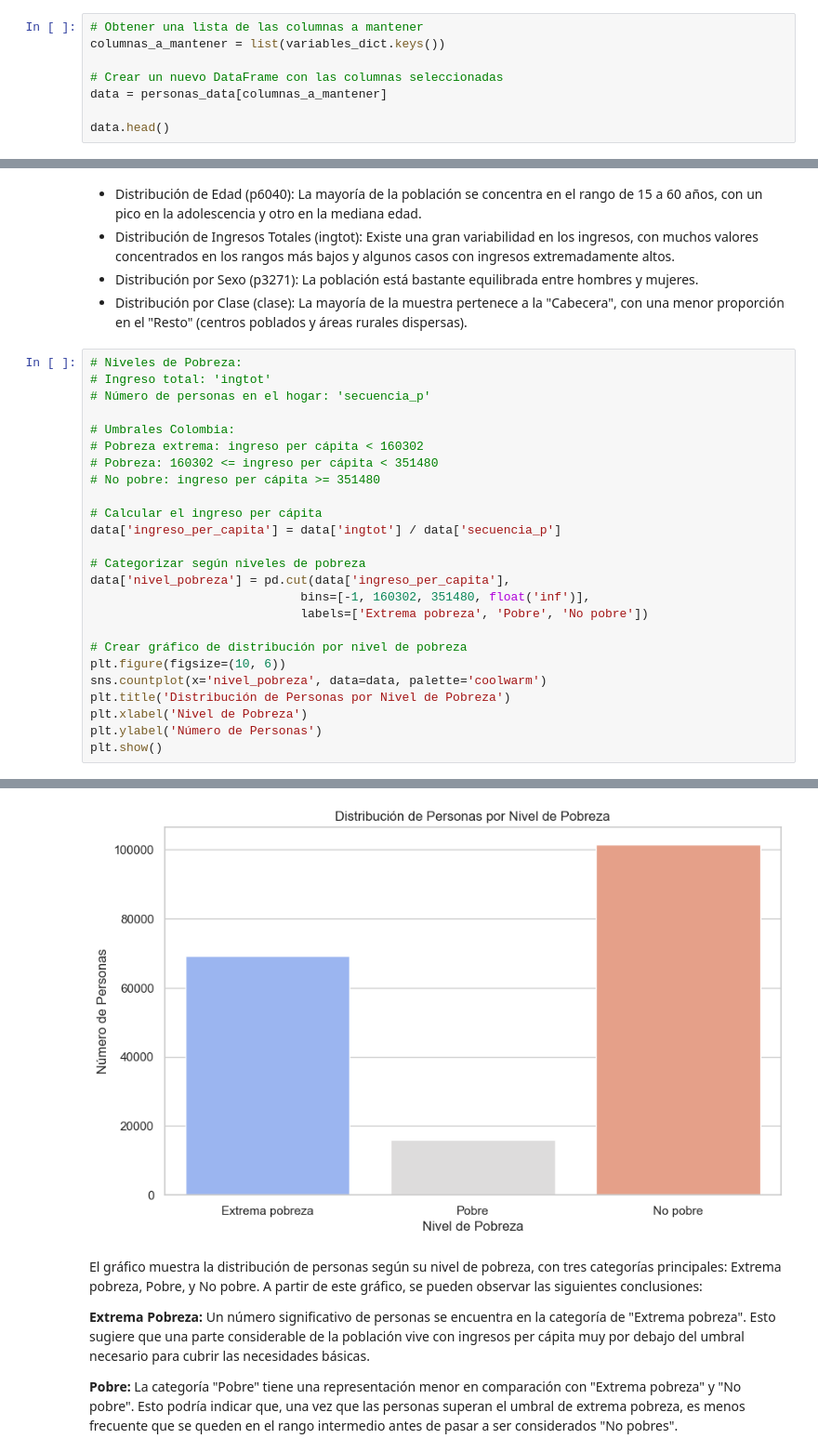
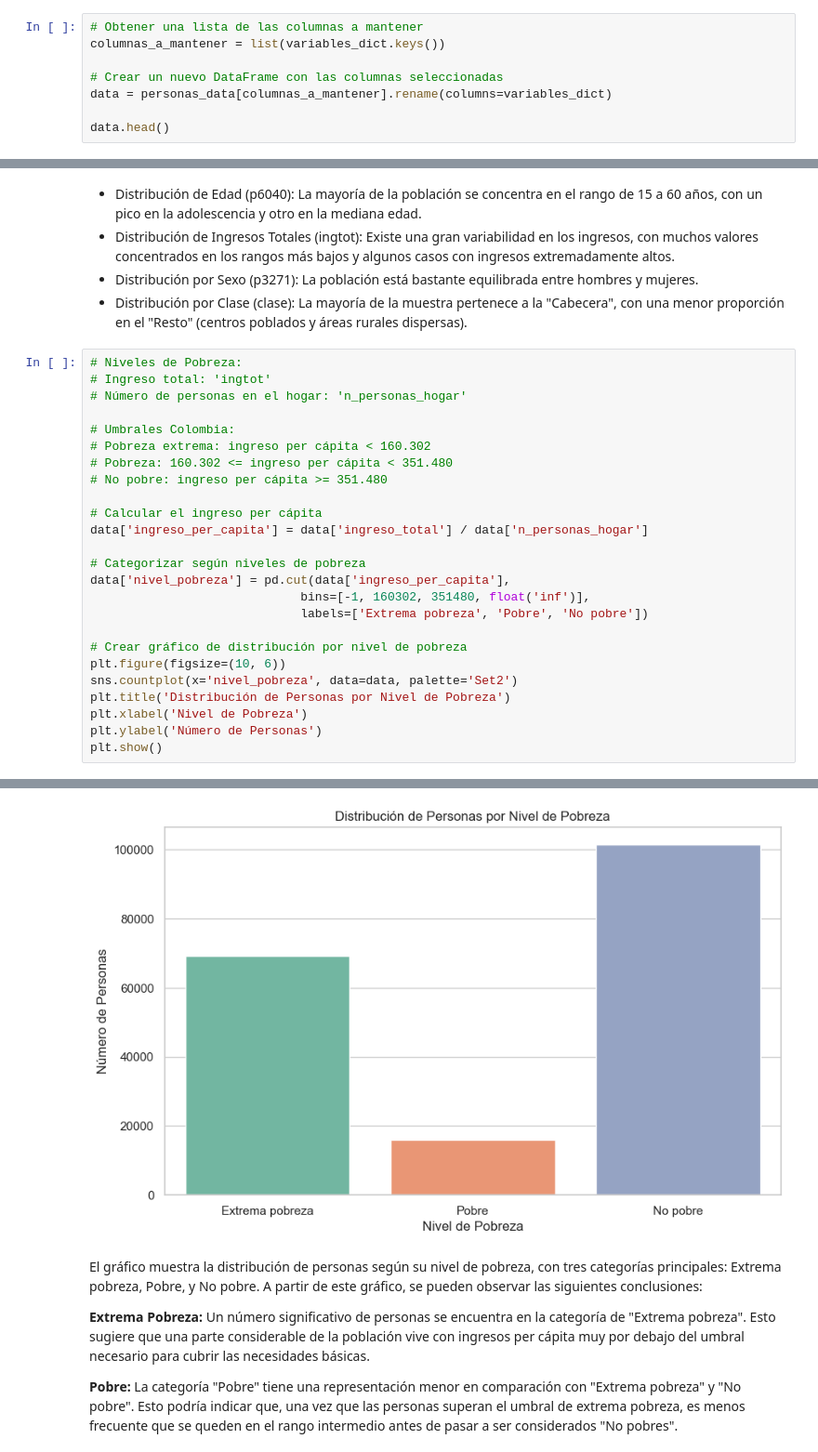
Before and after one commit to camilaleniss/miad-g8-project, a Jupyter notebook: Entrega_1_Exploracion_datos.ipynb, the cells around one changed output, grey strips where cells are left out. Shown at 93% size. Saved outputs shown, nothing was run; the diff lists cells and outputs as text.

```diff
--- a/Entrega_1_Exploracion_datos.ipynb
+++ b/Entrega_1_Exploracion_datos.ipynb
@@ -257,7 +255,7 @@ Número de variables string:  3
 columnas_a_mantener = list(variables_dict.keys())
 
 # Crear un nuevo DataFrame con las columnas seleccionadas
-data = personas_data[columnas_a_mantener]
+data = personas_data[columnas_a_mantener].rename(columns=variables_dict)
 
 data.head()
 # %% [output]
@@ -398,15 +481,15 @@ plt.show()
 # %%
 # Niveles de Pobreza:
 # Ingreso total: 'ingtot'
-# Número de personas en el hogar: 'secuencia_p'
+# Número de personas en el hogar: 'n_personas_hogar'
 
 # Umbrales Colombia:
-# Pobreza extrema: ingreso per cápita < 160302
-# Pobreza: 160302 <= ingreso per cápita < 351480
-# No pobre: ingreso per cápita >= 351480
+# Pobreza extrema: ingreso per cápita < 160.302
+# Pobreza: 160.302 <= ingreso per cápita < 351.480
+# No pobre: ingreso per cápita >= 351.480
 
 # Calcular el ingreso per cápita
-data['ingreso_per_capita'] = data['ingtot'] / data['secuencia_p']
+data['ingreso_per_capita'] = data['ingreso_total'] / data['n_personas_hogar']
 
 # Categorizar según niveles de pobreza
 data['nivel_pobreza'] = pd.cut(data['ingreso_per_capita'],
@@ -415,7 +498,7 @@ data['nivel_pobreza'] = pd.cut(data['ingreso_per_capita'],
 
 # Crear gráfico de distribución por nivel de pobreza
 plt.figure(figsize=(10, 6))
-sns.countplot(x='nivel_pobreza', data=data, palette='coolwarm')
+sns.countplot(x='nivel_pobreza', data=data, palette='Set2')
 plt.title('Distribución de Personas por Nivel de Pobreza')
 plt.xlabel('Nivel de Pobreza')
 plt.ylabel('Número de Personas')
@@ -434,4 +507,4 @@ See the caveats in the documentation: https://pandas.pydata.org/pandas-docs/stab
-[figure, old version]
+[figure, new version]
 # %% [markdown]
 El gráfico muestra la distribución de personas según su nivel de pobreza, con tres categorías principales: Extrema pobreza, Pobre, y No pobre. A partir de este gráfico, se pueden observar las siguientes conclusiones:
 
```
Also changed, not shown: parts of 22 cells of this notebook.
